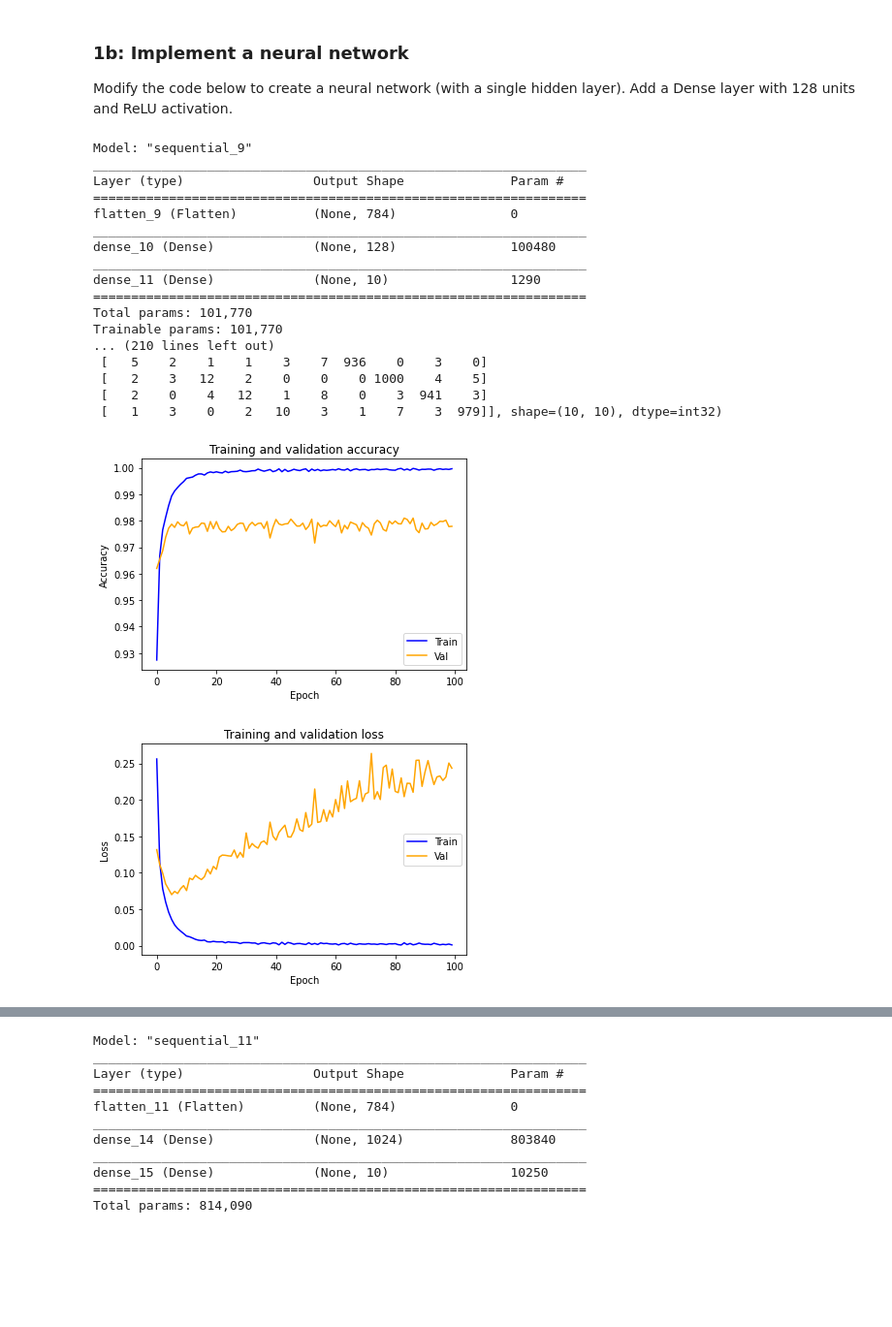
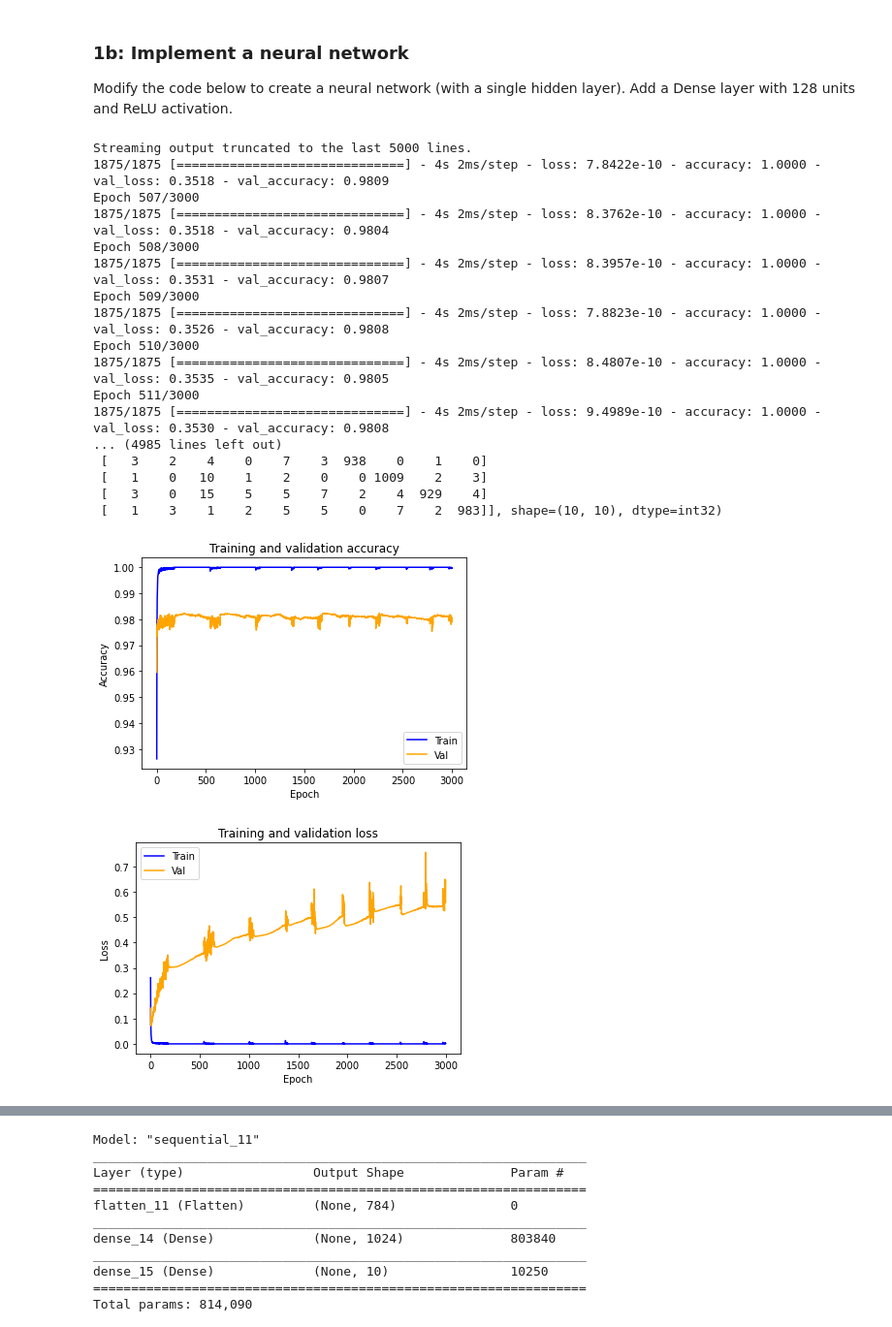
Before and after one commit to AlwaysSearching/Mathematics-of-Deep-Learning-Research-Project, a Jupyter notebook: MNIST_experiments.ipynb, the cells around one changed output, grey strips where cells are left out. Shown at 97% size. Drawn from its saved outputs; the diff is of its cells as text; code cells hidden in the pictures; blank space fills up the shorter version.

```diff
--- a/MNIST_experiments.ipynb
+++ b/MNIST_experiments.ipynb
@@ -126,37 +178,37 @@ Modify the code below to create a neural network (with a single hidden layer). A
 # %%
 model_deep = tf.keras.models.Sequential([
   tf.keras.layers.Flatten(input_shape=(28, 28)),
   tf.keras.layers.Dense(128, activation='relu'),
   tf.keras.layers.Dense(10, activation='softmax')
 ])
 
 print(model_deep.summary())
 
 model_deep.compile(optimizer='adam',
               loss='sparse_categorical_crossentropy',
               metrics=['accuracy'])
 
-history = model_deep.fit(x_train, y_train, epochs=100, validation_data=(x_test, y_test))
+history = model_deep.fit(x_train, y_train, epochs=3000, validation_data=(x_test, y_test))
 
 plot(history)
 print(tf.math.confusion_matrix(y_test, tf.argmax(model_deep.predict(x_test), axis=1)))
 # %% [output]
-Model: "sequential_9"
-_________________________________________________________________
-Layer (type)                 Output Shape              Param #
-=================================================================
-flatten_9 (Flatten)          (None, 784)               0
-_________________________________________________________________
-dense_10 (Dense)             (None, 128)               100480
-_________________________________________________________________
-dense_11 (Dense)             (None, 10)                1290
-=================================================================
-Total params: 101,770
-Trainable params: 101,770
-... (210 lines left out)
- [   5    2    1    1    3    7  936    0    3    0]
- [   2    3   12    2    0    0    0 1000    4    5]
- [   2    0    4   12    1    8    0    3  941    3]
- [   1    3    0    2   10    3    1    7    3  979]], shape=(10, 10), dtype=int32)
+Streaming output truncated to the last 5000 lines.
+1875/1875 [==============================] - 4s 2ms/step - loss: 7.8422e-10 - accuracy: 1.0000 - val_loss: 0.3518 - val_accuracy: 0.9809
+Epoch 507/3000
+1875/1875 [==============================] - 4s 2ms/step - loss: 8.3762e-10 - accuracy: 1.0000 - val_loss: 0.3518 - val_accuracy: 0.9804
+Epoch 508/3000
+1875/1875 [==============================] - 4s 2ms/step - loss: 8.3957e-10 - accuracy: 1.0000 - val_loss: 0.3531 - val_accuracy: 0.9807
+Epoch 509/3000
+1875/1875 [==============================] - 4s 2ms/step - loss: 7.8823e-10 - accuracy: 1.0000 - val_loss: 0.3526 - val_accuracy: 0.9808
+Epoch 510/3000
+1875/1875 [==============================] - 4s 2ms/step - loss: 8.4807e-10 - accuracy: 1.0000 - val_loss: 0.3535 - val_accuracy: 0.9805
+Epoch 511/3000
+1875/1875 [==============================] - 4s 2ms/step - loss: 9.4989e-10 - accuracy: 1.0000 - val_loss: 0.3530 - val_accuracy: 0.9808
+... (4985 lines left out)
+ [   3    2    4    0    7    3  938    0    1    0]
+ [   1    0   10    1    2    0    0 1009    2    3]
+ [   3    0   15    5    5    7    2    4  929    4]
+ [   1    3    1    2    5    5    0    7    2  983]], shape=(10, 10), dtype=int32)
-[figure, old version]
+[figure, new version]
-[figure, old version]
+[figure, new version]
```
Also changed, not shown: parts of 5 cells of this notebook.
